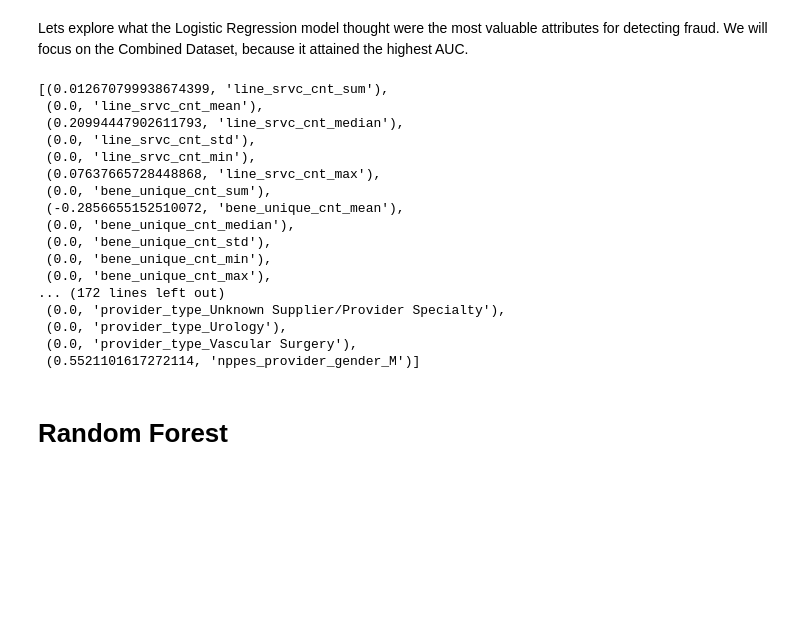
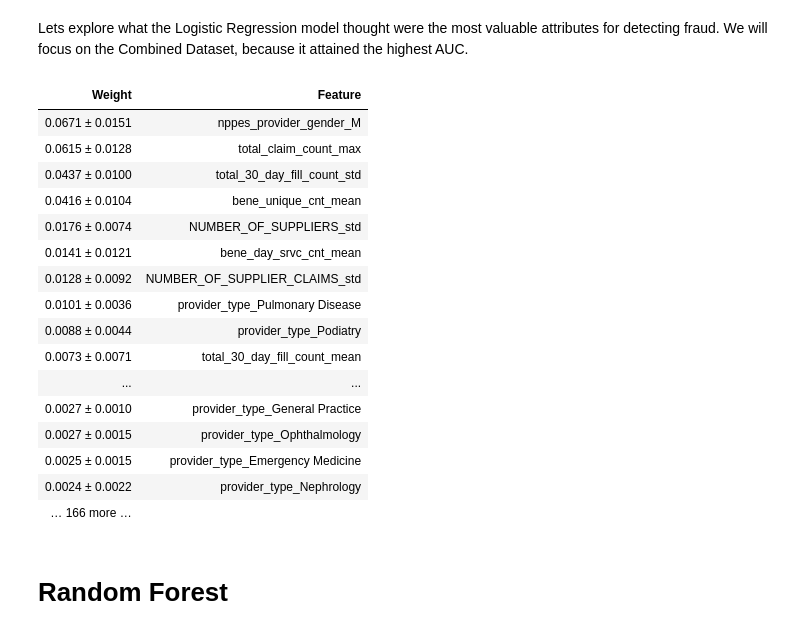
Before and after one commit to brenfrrs/medicare_fraud, a Jupyter notebook: modeling.ipynb, the cells around one changed output. Saved outputs shown, nothing was run; the diff lists cells and outputs as text; code cells hidden in the pictures; blank space fills up the shorter version.

Commit message:
added feature importances

```diff
--- a/modeling.ipynb
+++ b/modeling.ipynb
@@ -234,23 +236,26 @@ combined_feat_names = X_train_combined.columns.to_list()
-# %%
-list(zip(grid_tree_logreg_combined.best_estimator_.coef_[0], combined_feat_names))
-# %% [output]
-[(0.012670799938674399, 'line_srvc_cnt_sum'),
- (0.0, 'line_srvc_cnt_mean'),
- (0.20994447902611793, 'line_srvc_cnt_median'),
- (0.0, 'line_srvc_cnt_std'),
- (0.0, 'line_srvc_cnt_min'),
- (0.07637665728448868, 'line_srvc_cnt_max'),
- (0.0, 'bene_unique_cnt_sum'),
- (-0.2856655152510072, 'bene_unique_cnt_mean'),
- (0.0, 'bene_unique_cnt_median'),
- (0.0, 'bene_unique_cnt_std'),
- (0.0, 'bene_unique_cnt_min'),
- (0.0, 'bene_unique_cnt_max'),
-... (172 lines left out)
- (0.0, 'provider_type_Unknown Supplier/Provider Specialty'),
- (0.0, 'provider_type_Urology'),
- (0.0, 'provider_type_Vascular Surgery'),
- (0.5521101617272114, 'nppes_provider_gender_M')]
+# %%
+log_perm = PermutationImportance(grid_tree_logreg_combined, random_state=1).fit(X_train_combined, y_train_combined)
+
+print('Logistic Regression Feature Importances:')
+eli5.show_weights(log_perm, feature_names=combined_feature_names)
+# %% [output]
+| Weight | Feature |
+| 0.0671 ± 0.0151 | nppes_provider_gender_M |
+| 0.0615 ± 0.0128 | total_claim_count_max |
+| 0.0437 ± 0.0100 | total_30_day_fill_count_std |
+| 0.0416 ± 0.0104 | bene_unique_cnt_mean |
+| 0.0176 ± 0.0074 | NUMBER_OF_SUPPLIERS_std |
+| 0.0141 ± 0.0121 | bene_day_srvc_cnt_mean |
+| 0.0128 ± 0.0092 | NUMBER_OF_SUPPLIER_CLAIMS_std |
+| 0.0101 ± 0.0036 | provider_type_Pulmonary Disease |
+| 0.0088 ± 0.0044 | provider_type_Podiatry |
+| 0.0073 ± 0.0071 | total_30_day_fill_count_mean |
+| ... | ... |
+| 0.0027 ± 0.0010 | provider_type_General Practice |
+| 0.0027 ± 0.0015 | provider_type_Ophthalmology |
+| 0.0025 ± 0.0015 | provider_type_Emergency Medicine |
+| 0.0024 ± 0.0022 | provider_type_Nephrology |
+| … 166 more … |  |
 # %% [markdown]
 # Random Forest
 # %%
```
Also changed, not shown: parts of 3 cells of this notebook.
